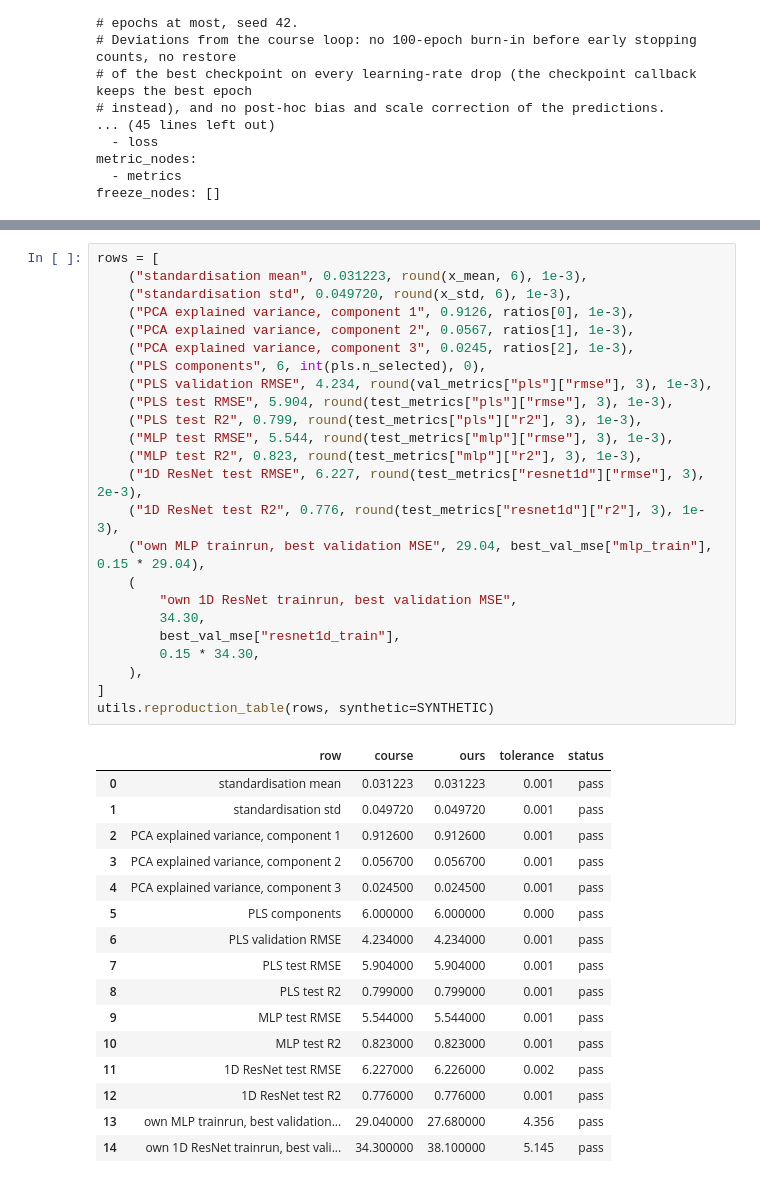
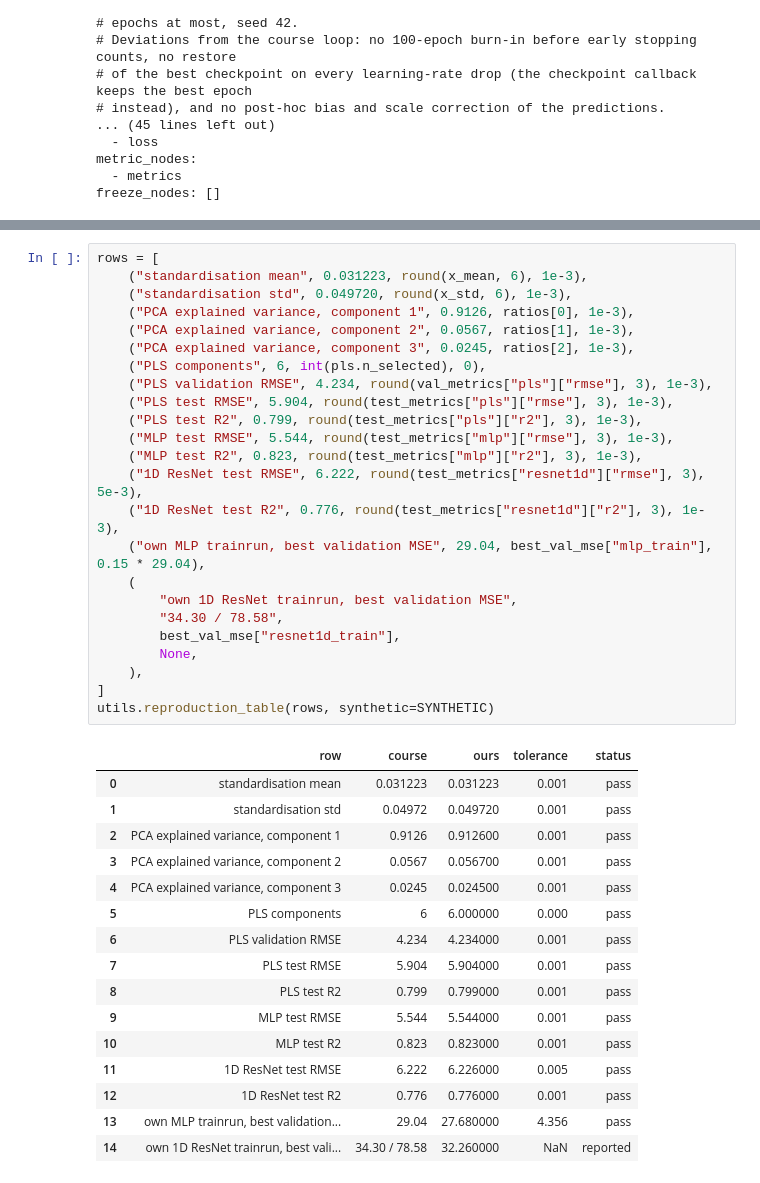
Before and after one commit to cubert-hyperspectral/cuvis-ai-wur-course-2026, a Jupyter notebook: notebooks/03_spectral_vs_spatial.ipynb, the cells around one changed output, grey strips where cells are left out. Cells and saved outputs as stored; diff of their text form.

```diff
--- a/notebooks/03_spectral_vs_spatial.ipynb
+++ b/notebooks/03_spectral_vs_spatial.ipynb
@@ -351,41 +353,41 @@ outside the band depending on the run. The 2D ResNet (28.770 / 55.271) and ViT (
 # %%
 rows = [
     ("standardisation mean", 0.031223, round(x_mean, 6), 1e-3),
     ("standardisation std", 0.049720, round(x_std, 6), 1e-3),
     ("PCA explained variance, component 1", 0.9126, ratios[0], 1e-3),
     ("PCA explained variance, component 2", 0.0567, ratios[1], 1e-3),
     ("PCA explained variance, component 3", 0.0245, ratios[2], 1e-3),
     ("PLS components", 6, int(pls.n_selected), 0),
     ("PLS validation RMSE", 4.234, round(val_metrics["pls"]["rmse"], 3), 1e-3),
     ("PLS test RMSE", 5.904, round(test_metrics["pls"]["rmse"], 3), 1e-3),
     ("PLS test R2", 0.799, round(test_metrics["pls"]["r2"], 3), 1e-3),
     ("MLP test RMSE", 5.544, round(test_metrics["mlp"]["rmse"], 3), 1e-3),
     ("MLP test R2", 0.823, round(test_metrics["mlp"]["r2"], 3), 1e-3),
-    ("1D ResNet test RMSE", 6.227, round(test_metrics["resnet1d"]["rmse"], 3), 2e-3),
+    ("1D ResNet test RMSE", 6.222, round(test_metrics["resnet1d"]["rmse"], 3), 5e-3),
     ("1D ResNet test R2", 0.776, round(test_metrics["resnet1d"]["r2"], 3), 1e-3),
     ("own MLP trainrun, best validation MSE", 29.04, best_val_mse["mlp_train"], 0.15 * 29.04),
     (
         "own 1D ResNet trainrun, best validation MSE",
-        34.30,
+        "34.30 / 78.58",
         best_val_mse["resnet1d_train"],
-        0.15 * 34.30,
+        None,
     ),
 ]
 utils.reproduction_table(rows, synthetic=SYNTHETIC)
 # %% [output]
 |  | row | course | ours | tolerance | status |
 | 0 | standardisation mean | 0.031223 | 0.031223 | 0.001 | pass |
-| 1 | standardisation std | 0.049720 | 0.049720 | 0.001 | pass |
-| 2 | PCA explained variance, component 1 | 0.912600 | 0.912600 | 0.001 | pass |
-| 3 | PCA explained variance, component 2 | 0.056700 | 0.056700 | 0.001 | pass |
-| 4 | PCA explained variance, component 3 | 0.024500 | 0.024500 | 0.001 | pass |
-| 5 | PLS components | 6.000000 | 6.000000 | 0.000 | pass |
-| 6 | PLS validation RMSE | 4.234000 | 4.234000 | 0.001 | pass |
-| 7 | PLS test RMSE | 5.904000 | 5.904000 | 0.001 | pass |
-| 8 | PLS test R2 | 0.799000 | 0.799000 | 0.001 | pass |
-| 9 | MLP test RMSE | 5.544000 | 5.544000 | 0.001 | pass |
-| 10 | MLP test R2 | 0.823000 | 0.823000 | 0.001 | pass |
-| 11 | 1D ResNet test RMSE | 6.227000 | 6.226000 | 0.002 | pass |
-| 12 | 1D ResNet test R2 | 0.776000 | 0.776000 | 0.001 | pass |
-| 13 | own MLP trainrun, best validation... | 29.040000 | 27.680000 | 4.356 | pass |
-| 14 | own 1D ResNet trainrun, best vali... | 34.300000 | 38.100000 | 5.145 | pass |
+| 1 | standardisation std | 0.04972 | 0.049720 | 0.001 | pass |
+| 2 | PCA explained variance, component 1 | 0.9126 | 0.912600 | 0.001 | pass |
+| 3 | PCA explained variance, component 2 | 0.0567 | 0.056700 | 0.001 | pass |
+| 4 | PCA explained variance, component 3 | 0.0245 | 0.024500 | 0.001 | pass |
+| 5 | PLS components | 6 | 6.000000 | 0.000 | pass |
+| 6 | PLS validation RMSE | 4.234 | 4.234000 | 0.001 | pass |
+| 7 | PLS test RMSE | 5.904 | 5.904000 | 0.001 | pass |
+| 8 | PLS test R2 | 0.799 | 0.799000 | 0.001 | pass |
+| 9 | MLP test RMSE | 5.544 | 5.544000 | 0.001 | pass |
+| 10 | MLP test R2 | 0.823 | 0.823000 | 0.001 | pass |
+| 11 | 1D ResNet test RMSE | 6.222 | 6.226000 | 0.005 | pass |
+| 12 | 1D ResNet test R2 | 0.776 | 0.776000 | 0.001 | pass |
+| 13 | own MLP trainrun, best validation... | 29.04 | 27.680000 | 4.356 | pass |
+| 14 | own 1D ResNet trainrun, best vali... | 34.30 / 78.58 | 32.260000 | NaN | reported |
```
Also changed, not shown: parts of 7 cells of this notebook, 6 other files.
